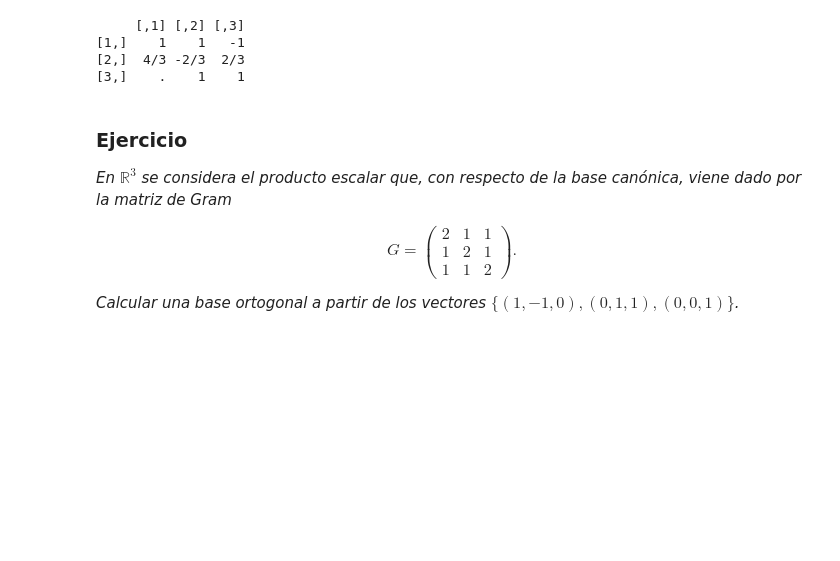
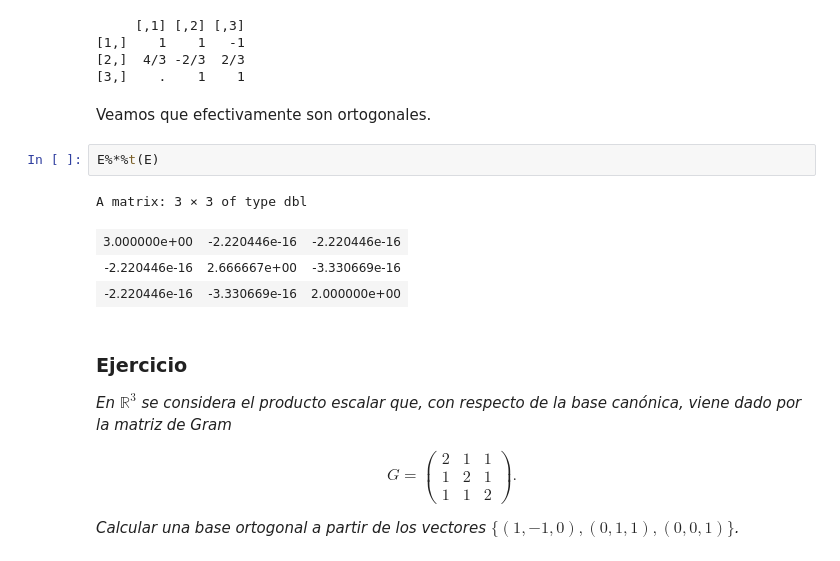
Before and after one commit to pedritomelenas/R-algebra-lineal, a Jupyter notebook: ALME-espacios-vectoriales.ipynb, the cells around one changed output. Saved outputs shown, nothing was run; the diff lists cells and outputs as text; blank space fills up the shorter version.

```diff
--- a/ALME-espacios-vectoriales.ipynb
+++ b/ALME-espacios-vectoriales.ipynb
@@ -730,6 +722,15 @@ print(fractional(E))
 [1,]    1    1   -1
 [2,]  4/3 -2/3  2/3
 [3,]    .    1    1
+# %% [markdown]
+Veamos que efectivamente son ortogonales.
+# %%
+E%*%t(E)
+# %% [output]
+A matrix: 3 × 3 of type dbl
+| 3.000000e+00 | -2.220446e-16 | -2.220446e-16 |
+| -2.220446e-16 | 2.666667e+00 | -3.330669e-16 |
+| -2.220446e-16 | -3.330669e-16 | 2.000000e+00 |
 # %% [markdown]
 ### Ejercicio
 
```
Also changed, not shown: parts of 8 cells of this notebook.
